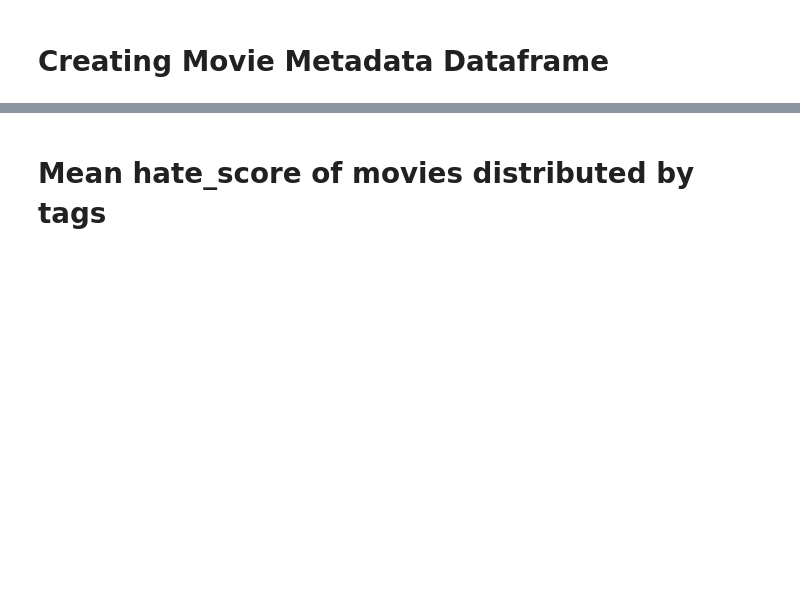
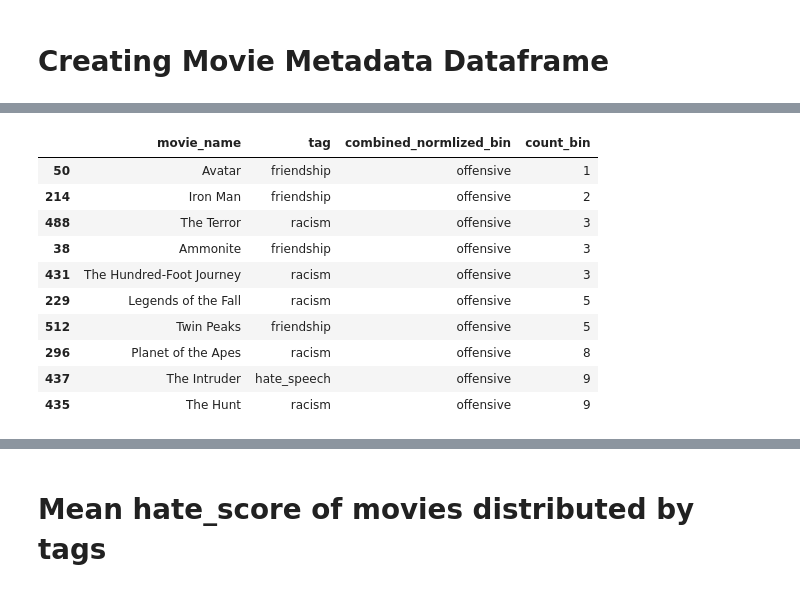
Before and after one commit to nvbogu/movie_hatespeech_detection, a Jupyter notebook: niklas_approach/get_model_score.ipynb, the cells around one changed output, grey strips where cells are left out. Drawn from its saved outputs; the diff is of its cells as text; code cells hidden in the pictures; blank space fills up the shorter version.

```diff
--- a/niklas_approach/get_model_score.ipynb
+++ b/niklas_approach/get_model_score.ipynb
@@ -72,3 +127,17 @@ mean_hate_score_by_movie_df = df_result.groupby('movie_name').combined_normlized
+# %%
+new_label_distribution_df[new_label_distribution_df.combined_normlized_bin=='offensive'].sort_values(by='count_bin', ascending=True).head(10)
+# %% [output]
+|  | movie_name | tag | combined_normlized_bin | count_bin |
+| 50 | Avatar | friendship | offensive | 1 |
+| 214 | Iron Man | friendship | offensive | 2 |
+| 488 | The Terror | racism | offensive | 3 |
+| 38 | Ammonite | friendship | offensive | 3 |
+| 431 | The Hundred-Foot Journey | racism | offensive | 3 |
+| 229 | Legends of the Fall | racism | offensive | 5 |
+| 512 | Twin Peaks | friendship | offensive | 5 |
+| 296 | Planet of the Apes | racism | offensive | 8 |
+| 437 | The Intruder | hate_speech | offensive | 9 |
+| 435 | The Hunt | racism | offensive | 9 |
 # %%
 movie_metadata = df_result.drop_duplicates(subset=['movie_name'])[['movie_name', 'count_utterances', 'tag']]
 # %%
```
Also changed, not shown: parts of 9 cells of this notebook.
